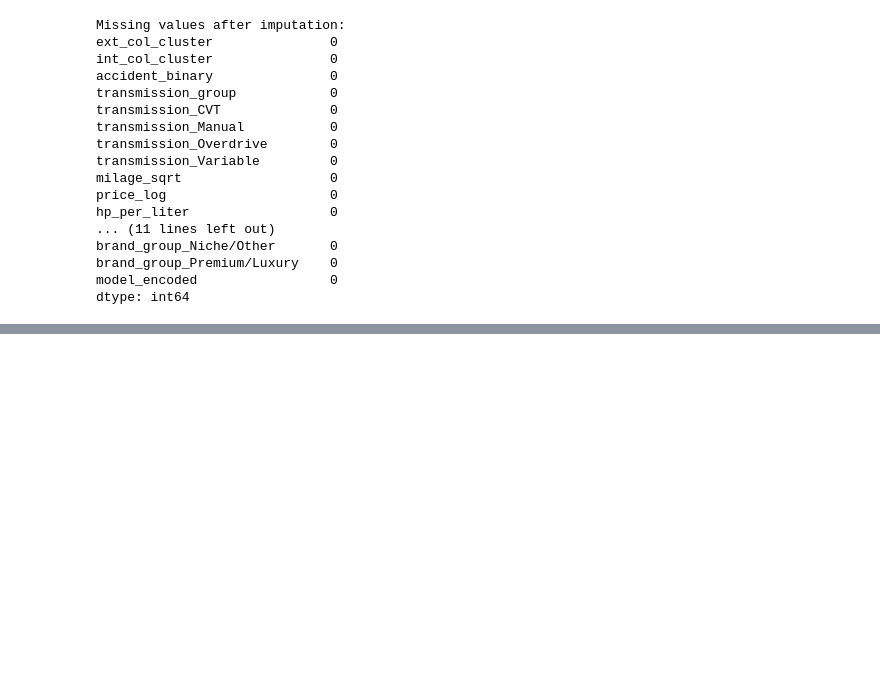
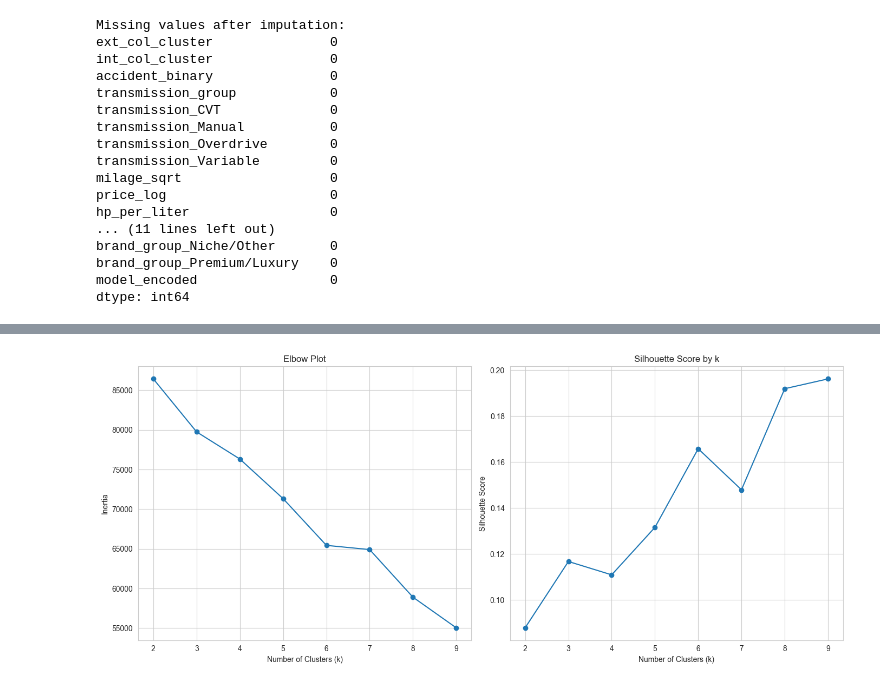
Before and after one commit to rverma6/used-car-price-prediction, a Jupyter notebook: cleaned.ipynb, the cells around one changed output, grey strips where cells are left out. Saved outputs shown, nothing was run; the diff lists cells and outputs as text; code cells hidden in the pictures; blank space fills up the shorter version.

Commit message:
clustering

```diff
--- a/cleaned.ipynb
+++ b/cleaned.ipynb
@@ -1939,0 +1937,4 @@ X.head(20)
+# %%
+X = X[~X.isin(['Other']).any(axis=1)]
+
+X.head(20)
@@ -1939,0 +2021,29 @@ X.head(20)
+# %%
+# Jupyter Cell: Determine an appropriate number of clusters for K-Means using Elbow and Silhouette
+
+inertias = []
+sil_scores = []
+K = range(2, 10)
+
+for k in K:
+    kmeans_temp = KMeans(n_clusters=k, random_state=42)
+    labels_temp = kmeans_temp.fit_predict(X_scaled)
+    inertias.append(kmeans_temp.inertia_)
+    sil = silhouette_score(X_scaled, labels_temp)
+    sil_scores.append(sil)
+
+fig, ax = plt.subplots(1,2, figsize=(14,6))
+ax[0].plot(K, inertias, 'o-')
+ax[0].set_title('Elbow Plot')
+ax[0].set_xlabel('Number of Clusters (k)')
+ax[0].set_ylabel('Inertia')
+
+ax[1].plot(K, sil_scores, 'o-')
+ax[1].set_title('Silhouette Score by k')
+ax[1].set_xlabel('Number of Clusters (k)')
+ax[1].set_ylabel('Silhouette Score')
+
+plt.tight_layout()
+plt.show()
+# %% [output]
+[figure, added]
```
Also changed, not shown: parts of 16 cells of this notebook.
